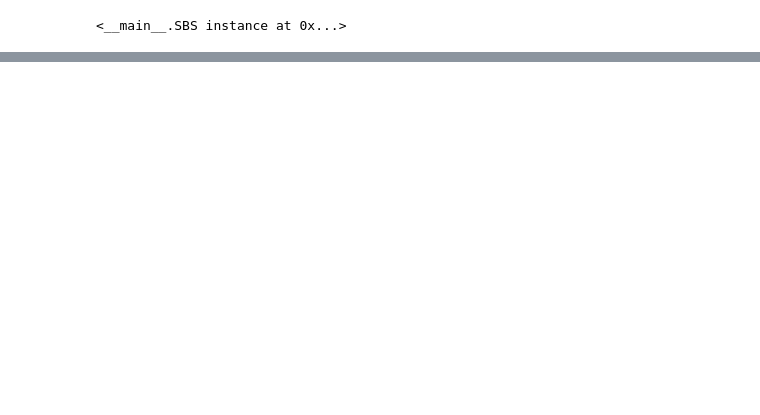
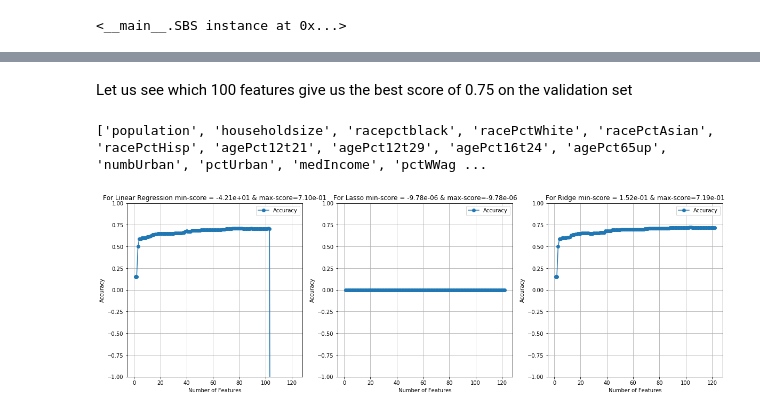
Before and after one commit to WenboTien/Crime_data-analysis, a Jupyter notebook: exploratory_data_analysis/UCIrvine_Crime_data_analysis.ipynb, the cells around one changed output, grey strips where cells are left out. Drawn from its saved outputs; the diff is of its cells as text; code cells hidden in the pictures; blank space fills up the shorter version.

```diff
--- a/exploratory_data_analysis/UCIrvine_Crime_data_analysis.ipynb
+++ b/exploratory_data_analysis/UCIrvine_Crime_data_analysis.ipynb
@@ -179,0 +197,2 @@ plt.show()
+# %% [markdown]
+Let us see which 100 features give us the best score of 0.75 on the validation set
@@ -179,0 +201,26 @@ plt.show()
+# %%
+features100 = [features[x] for x in k100]
+print features100
+# %% [output]
+['population', 'householdsize', 'racepctblack', 'racePctWhite', 'racePctAsian', 'racePctHisp', 'agePct12t21', 'agePct12t29', 'agePct16t24', 'agePct65up', 'numbUrban', 'pctUrban', 'medIncome', 'pctWWag ...
+# %%
+plt.figure(figsize=(20, 6))
+classifiers = [LinearRegression(), Lasso(), Ridge()]
+names = ["Linear Regression", "Lasso", "Ridge"]
+for i, classifier, name in zip(range(len(classifiers)), classifiers, names):
+    ax = plt.subplot(1, len(classifiers), i+1)
+    ax.set_ylim([-1, 1])
+    plt.setp(ax.get_yticklabels(), visible=True)
+    plt.setp(ax.get_xticklabels(), visible=True)
+    sbs = SBS(classifier, features=1)
+    sbs.fit(X_train, y_train)
+    k_feat = [len(k) for k in sbs.subsets_]
+    plt.plot(k_feat, sbs.scores_, marker='o', label="Accuracy")
+    plt.ylabel('Accuracy')
+    plt.xlabel('Number of Features')
+    plt.grid()
+    plt.legend(loc="best")
+    plt.title("For {} min-score = {:.2e} & max-score={:.2e}".format(name, min(sbs.scores_), max(sbs.scores_)))
+plt.show()
+# %% [output]
+[figure, added]
```
Also changed, not shown: parts of 11 cells of this notebook.
